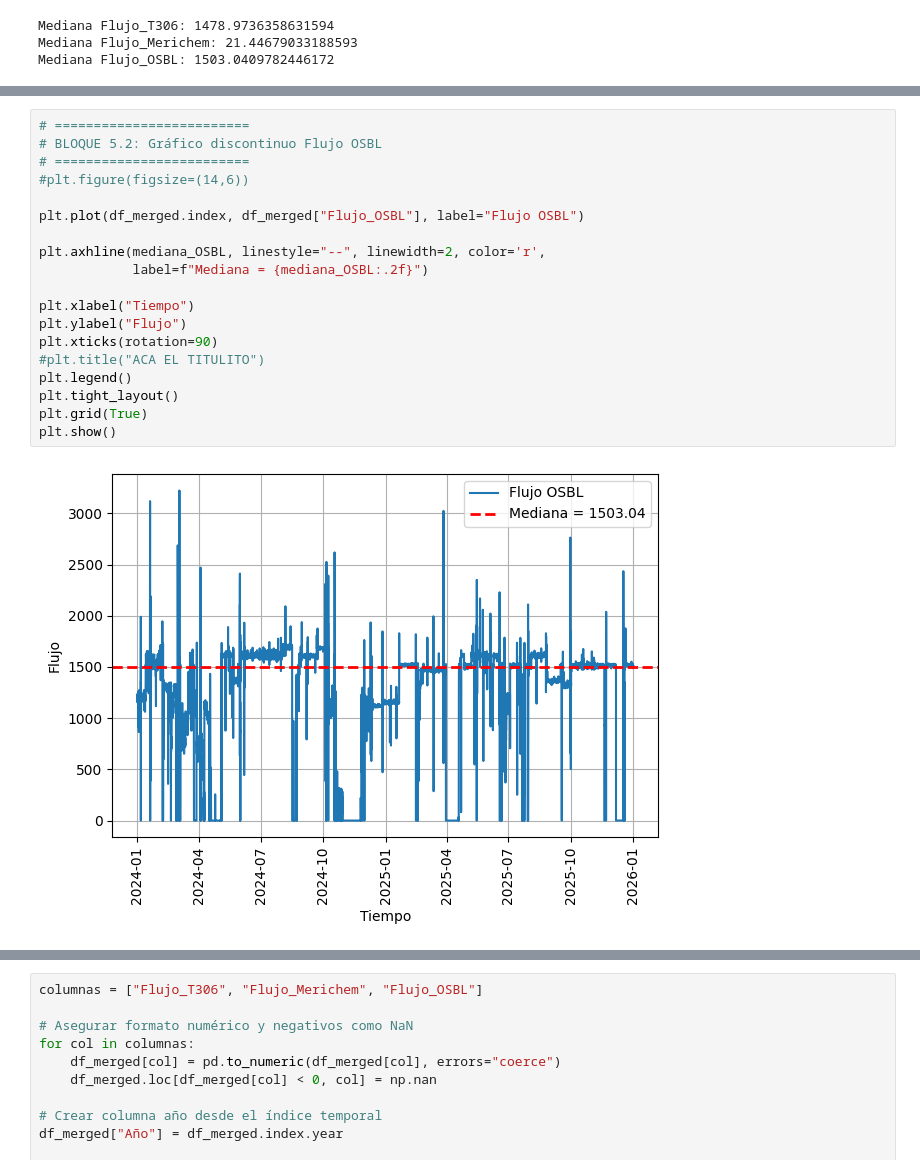
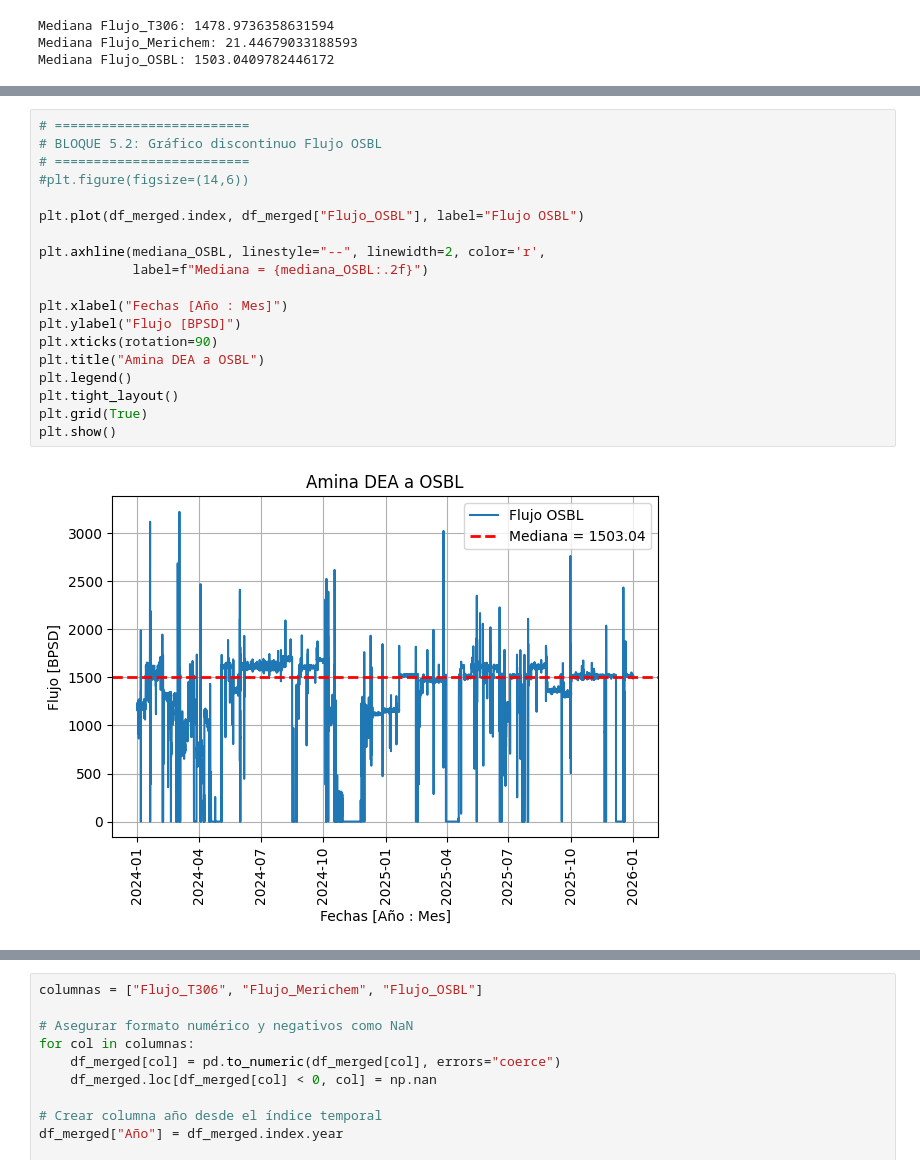
Before and after one commit to vbedoyaj21/OSBL, a Jupyter notebook: EDA_OSBL_Amina DEA.ipynb, the cells around one changed output, grey strips where cells are left out. Drawn from its saved outputs; the diff is of its cells as text.

```diff
--- a/EDA_OSBL_Amina DEA.ipynb
+++ b/EDA_OSBL_Amina DEA.ipynb
@@ -199,21 +237,21 @@ plt.show()
 # %%
 # =========================
 # BLOQUE 5.2: Gráfico discontinuo Flujo OSBL
 # =========================
 #plt.figure(figsize=(14,6))
 
 plt.plot(df_merged.index, df_merged["Flujo_OSBL"], label="Flujo OSBL")
 
 plt.axhline(mediana_OSBL, linestyle="--", linewidth=2, color='r',
             label=f"Mediana = {mediana_OSBL:.2f}")
 
-plt.xlabel("Tiempo")
-plt.ylabel("Flujo")
+plt.xlabel("Fechas [Año : Mes]")
+plt.ylabel("Flujo [BPSD]")
 plt.xticks(rotation=90)
-#plt.title("ACA EL TITULITO")
+plt.title("Amina DEA a OSBL")
 plt.legend()
 plt.tight_layout()
 plt.grid(True)
 plt.show()
 # %% [output]
-[figure, old version]
+[figure, new version]
```
Also changed, not shown: parts of 8 cells of this notebook.
